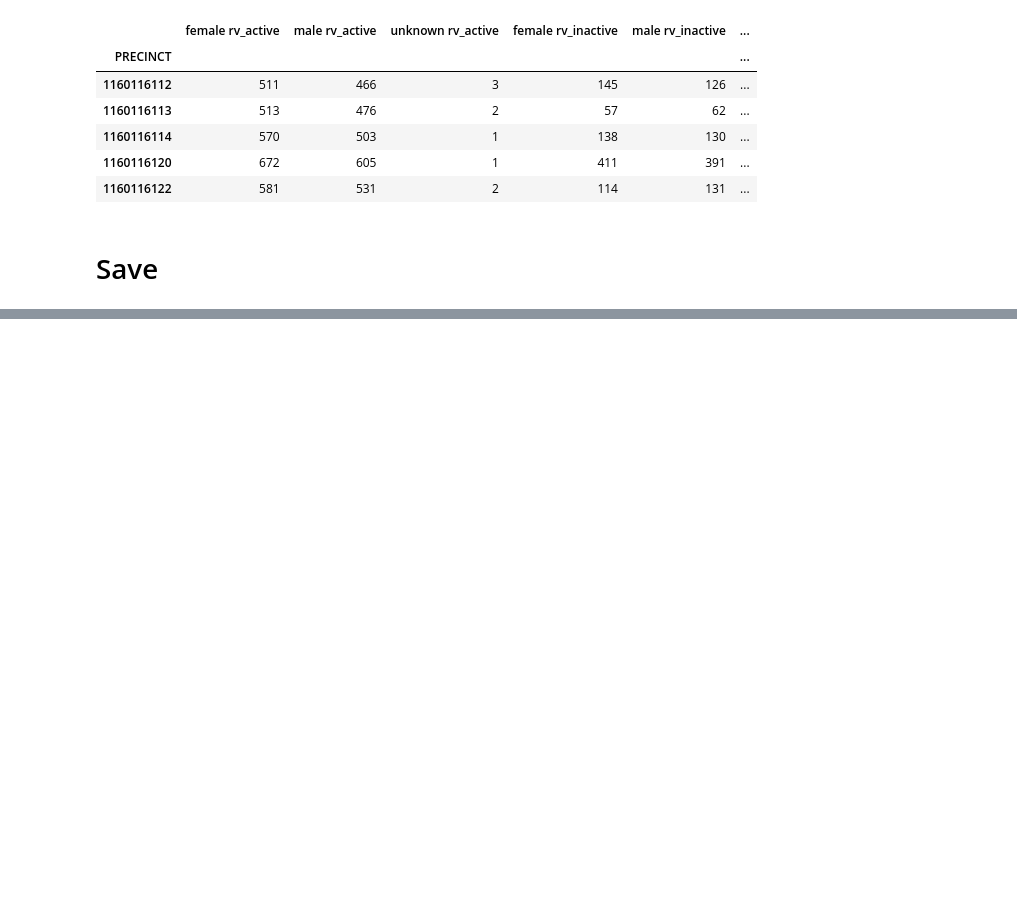
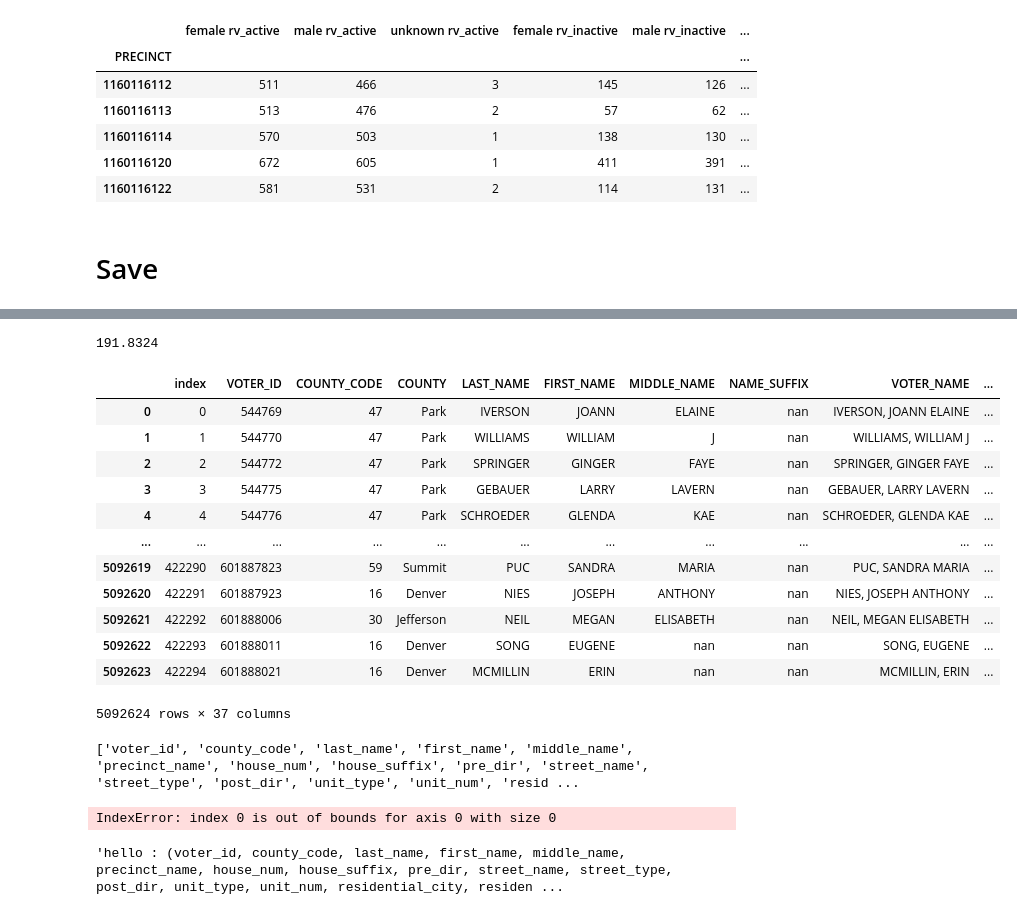
Before and after one commit to jasonbossert/colorado_elections, a Jupyter notebook: notebooks/data_02_reg_voters.ipynb, the cells around one changed output, grey strips where cells are left out. Cells and saved outputs as stored; diff of their text form; code cells hidden in the pictures; blank space fills up the shorter version.

```diff
--- a/notebooks/data_02_reg_voters.ipynb
+++ b/notebooks/data_02_reg_voters.ipynb
@@ -99,20 +114,24 @@ def convert_types(df, to_drop, to_datetime, to_category, to_str):
         reg_voters[col] = reg_voters[col].astype('category')
     return reg_voters
 # %%
-to_drop = ["ADDRESS_LIBRARY_ID", "HOUSE_NUM", "HOUSE_SUFFIX", "PRE_DIR",
-           "STREET_NAME", "STREET_TYPE", "POST_DIR", "UNIT_TYPE", "SPLIT",
-           "PHONE_NUM", "MAIL_ADDR1", "MAIL_ADDR2", "MAIL_ADDR3",
-           "MAILING_CITY", "MAILING_STATE", "MAILING_ZIP_CODE",
-           "MAILING_ZIP_PLUS", "MAILING_COUNTRY", "SPL_ID", "ID_REQUIRED",
-           "PARTY_AFFILIATION_DATE", "PREFERENCE"]
+to_drop = ["index", "ADDRESS_LIBRARY_ID", "SPLIT", "PHONE_NUM", "MAIL_ADDR1",
+           "MAIL_ADDR2", "MAIL_ADDR3","MAILING_CITY", "MAILING_STATE",
+           "MAILING_ZIP_CODE", "MAILING_ZIP_PLUS", "MAILING_COUNTRY",
+           "SPL_ID", "ID_REQUIRED", "PARTY_AFFILIATION_DATE", "PREFERENCE"]
+
 to_datetime = ["EFFECTIVE_DATE", "REGISTRATION_DATE"]
+
 to_category = ["COUNTY_CODE", "COUNTY", "NAME_SUFFIX", "STATUS_CODE",
                "PRECINCT_NAME", "RESIDENTIAL_STATE", "RESIDENTIAL_ZIP_CODE",
                "STATUS", "STATUS_REASON", "BIRTH_YEAR", "GENDER", "PRECINCT",
                "VOTER_STATUS_ID", "PARTY", "PERMANENT_MAIL_IN_VOTER",
                "CONGRESSIONAL", "STATE_SENATE", "STATE_HOUSE"]
-to_str = ["VOTER_ID", "LAST_NAME", "FIRST_NAME", "MIDDLE_NAME", "RESIDENTIAL_ADDRESS",
-          "RESIDENTIAL_CITY", "RESIDENTIAL_ZIP_PLUS", "VOTER_NAME"]
+
+to_str = ["VOTER_ID", "LAST_NAME", "FIRST_NAME", "MIDDLE_NAME",
+          "HOUSE_NUM", "HOUSE_SUFFIX", "PRE_DIR", "STREET_NAME",
+          "STREET_TYPE", "POST_DIR", "UNIT_TYPE", "UNIT_NUM",
+          "RESIDENTIAL_ADDRESS", "RESIDENTIAL_CITY",
+          "RESIDENTIAL_ZIP_PLUS", "VOTER_NAME"]
 # %%
 reg_voters_2018 = convert_types(raw_2018, to_drop, to_datetime, to_category, to_str)
 # %%
@@ -375,0 +479,3 @@ reg_voter_data_2014.to_csv("../data/processed/registration/reg_voter_2014.csv")
+# %%
+match_2016 = reg_voters_2016.set_index('VOTER_ID').head()
+match_2018 = reg_voters_2018.set_index('VOTER_ID').head()
@@ -375,0 +682,33 @@ reg_voter_data_2014.to_csv("../data/processed/registration/reg_voter_2014.csv")
+# %%
+.5/10000 * len(reg_voters_2016)
+# %% [output]
+191.8324
+# %%
+voters, voter_indices = build_voter_table3([reg_voters_2016, reg_voters_2018])
+# %%
+voters
+# %% [output]
+|  | index | VOTER_ID | COUNTY_CODE | COUNTY | LAST_NAME | FIRST_NAME | MIDDLE_NAME | NAME_SUFFIX | VOTER_NAME | ... |
+| 0 | 0 | 544769 | 47 | Park | IVERSON | JOANN | ELAINE | nan | IVERSON, JOANN ELAINE | ... |
+| 1 | 1 | 544770 | 47 | Park | WILLIAMS | WILLIAM | J | nan | WILLIAMS, WILLIAM J | ... |
+| 2 | 2 | 544772 | 47 | Park | SPRINGER | GINGER | FAYE | nan | SPRINGER, GINGER FAYE | ... |
+| 3 | 3 | 544775 | 47 | Park | GEBAUER | LARRY | LAVERN | nan | GEBAUER, LARRY LAVERN | ... |
+| 4 | 4 | 544776 | 47 | Park | SCHROEDER | GLENDA | KAE | nan | SCHROEDER, GLENDA KAE | ... |
+| ... | ... | ... | ... | ... | ... | ... | ... | ... | ... | ... |
+| 5092619 | 422290 | 601887823 | 59 | Summit | PUC | SANDRA | MARIA | nan | PUC, SANDRA MARIA | ... |
+| 5092620 | 422291 | 601887923 | 16 | Denver | NIES | JOSEPH | ANTHONY | nan | NIES, JOSEPH ANTHONY | ... |
+| 5092621 | 422292 | 601888006 | 30 | Jefferson | NEIL | MEGAN | ELISABETH | nan | NEIL, MEGAN ELISABETH | ... |
+| 5092622 | 422293 | 601888011 | 16 | Denver | SONG | EUGENE | nan | nan | SONG, EUGENE | ... |
+| 5092623 | 422294 | 601888021 | 16 | Denver | MCMILLIN | ERIN | nan | nan | MCMILLIN, ERIN | ... |
+5092624 rows × 37 columns
+# %%
+matching_vars = np.array(
+        ['VOTER_ID', 'COUNTY_CODE', 'LAST_NAME', 'FIRST_NAME',
+         'MIDDLE_NAME', 'PRECINCT_NAME', 'HOUSE_NUM', 'HOUSE_SUFFIX',
+         'PRE_DIR', 'STREET_NAME', 'STREET_TYPE', 'POST_DIR', 'UNIT_TYPE',
+         'UNIT_NUM', 'RESIDENTIAL_CITY', 'RESIDENTIAL_STATE',
+         'RESIDENTIAL_ZIP_CODE']
+    )
+print([a.lower() for a in matching_vars])
+# %% [output]
+['voter_id', 'county_code', 'last_name', 'first_name', 'middle_name', 'precinct_name', 'house_num', 'house_suffix', 'pre_dir', 'street_name', 'street_type', 'post_dir', 'unit_type', 'unit_num', 'resid ...
@@ -375,0 +726,5 @@ reg_voter_data_2014.to_csv("../data/processed/registration/reg_voter_2014.csv")
+# %%
+matching_nums = np.array([np.where(a == c)[0][0]
+                                  for c in b])
+# %% [output]
+IndexError: index 0 is out of bounds for axis 0 with size 0
@@ -375,0 +733,4 @@ reg_voter_data_2014.to_csv("../data/processed/registration/reg_voter_2014.csv")
+# %%
+"hello : {}".format(stri)
+# %% [output]
+'hello : (voter_id, county_code, last_name, first_name, middle_name, precinct_name, house_num, house_suffix, pre_dir, street_name, street_type, post_dir, unit_type, unit_num, residential_city, residen ...
```
Also changed, not shown: parts of 16 cells of this notebook, 1 other file.
